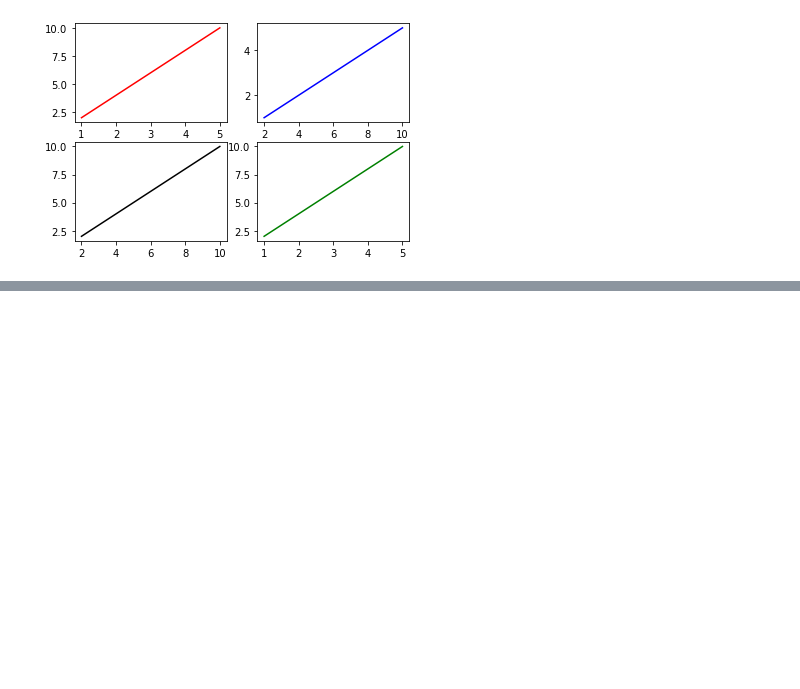
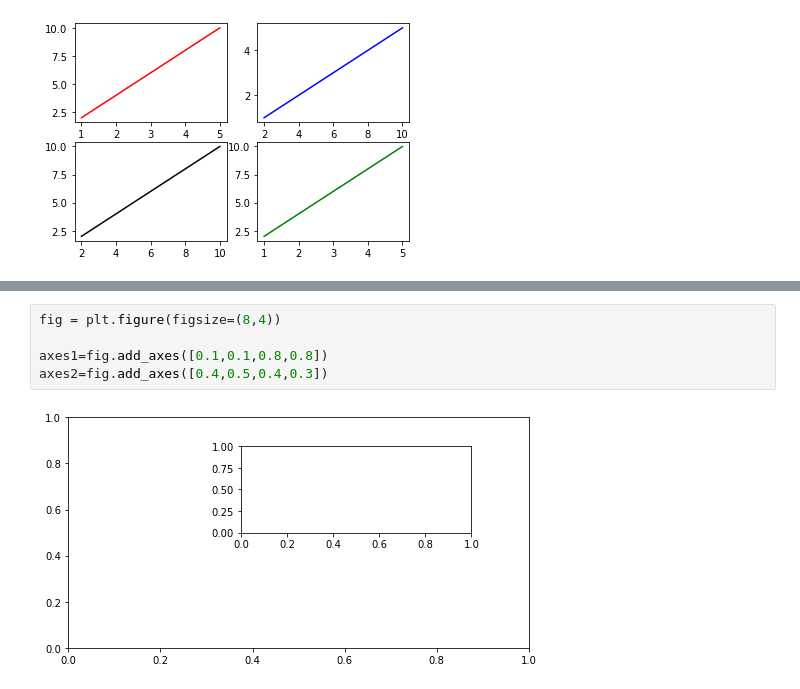
Before and after one commit to ProEgitim/Python-Dersleri-BEM, a Jupyter notebook: Note/10- Veri Analizi/Matplotlib/Matplotlib.ipynb, the cells around one changed output, grey strips where cells are left out. Saved outputs shown, nothing was run; the diff lists cells and outputs as text; blank space fills up the shorter version.

```diff
--- a/Note/10- Veri Analizi/Matplotlib/Matplotlib.ipynb
+++ b/Note/10- Veri Analizi/Matplotlib/Matplotlib.ipynb
@@ -44,0 +56,7 @@ plt.show()
+# %%
+fig = plt.figure(figsize=(8,4))
+
+axes1=fig.add_axes([0.1,0.1,0.8,0.8])
+axes2=fig.add_axes([0.4,0.5,0.4,0.3])
+# %% [output]
+[figure, added]
```
Also changed, not shown: parts of 4 cells of this notebook, 2 other files.
